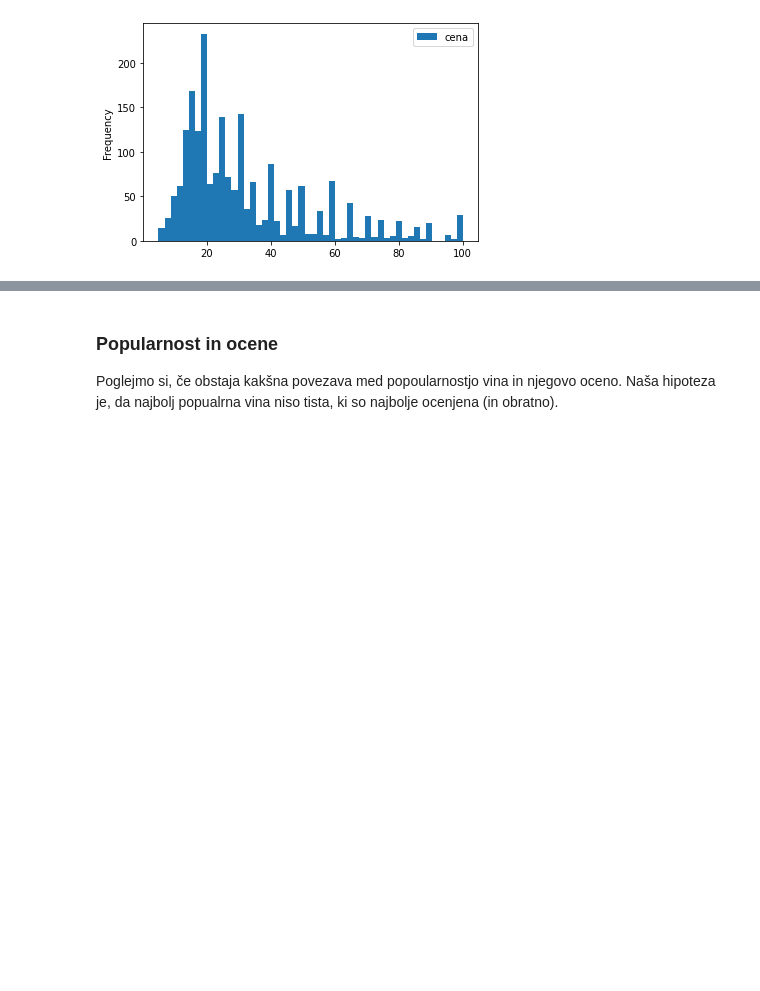
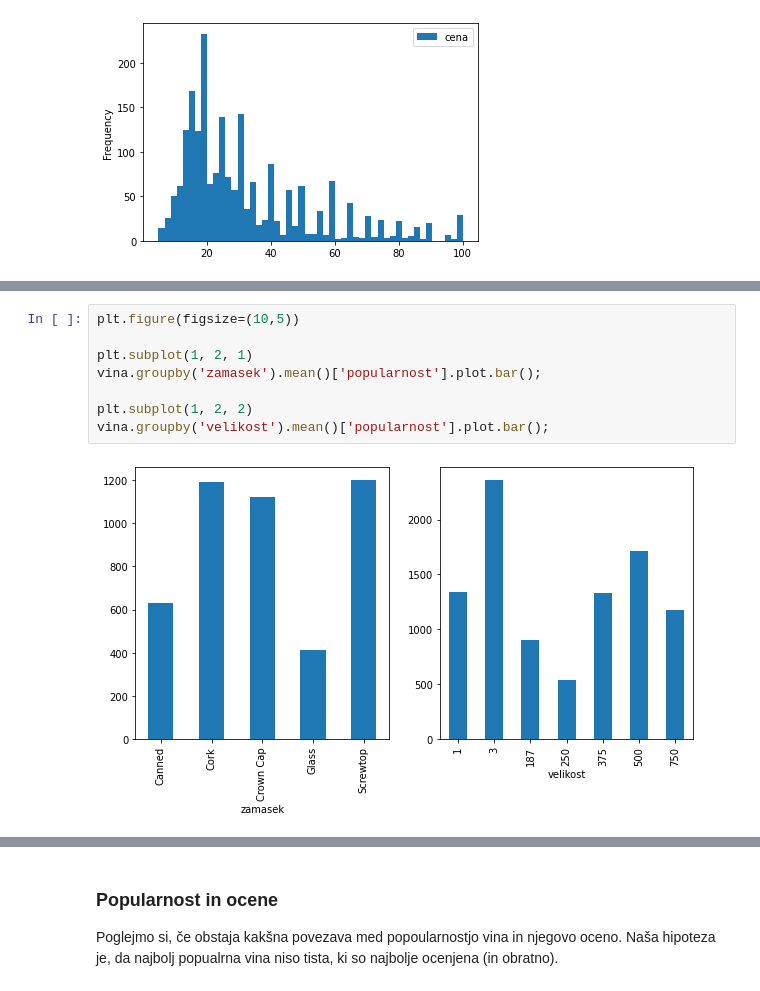
Before and after one commit to timkalan/analiza-vin, a Jupyter notebook: vina.ipynb, the cells around one changed output, grey strips where cells are left out. Drawn from its saved outputs; the diff is of its cells as text; blank space fills up the shorter version.

```diff
--- a/vina.ipynb
+++ b/vina.ipynb
@@ -75,0 +92,10 @@ vina[vina.ocena >= 70].plot.scatter(x='ocena', y='popularnost')
+# %%
+plt.figure(figsize=(10,5))
+
+plt.subplot(1, 2, 1)
+vina.groupby('zamasek').mean()['popularnost'].plot.bar();
+
+plt.subplot(1, 2, 2)
+vina.groupby('velikost').mean()['popularnost'].plot.bar();
+# %% [output]
+[figure, added]
```
Also changed, not shown: parts of 35 cells of this notebook.
